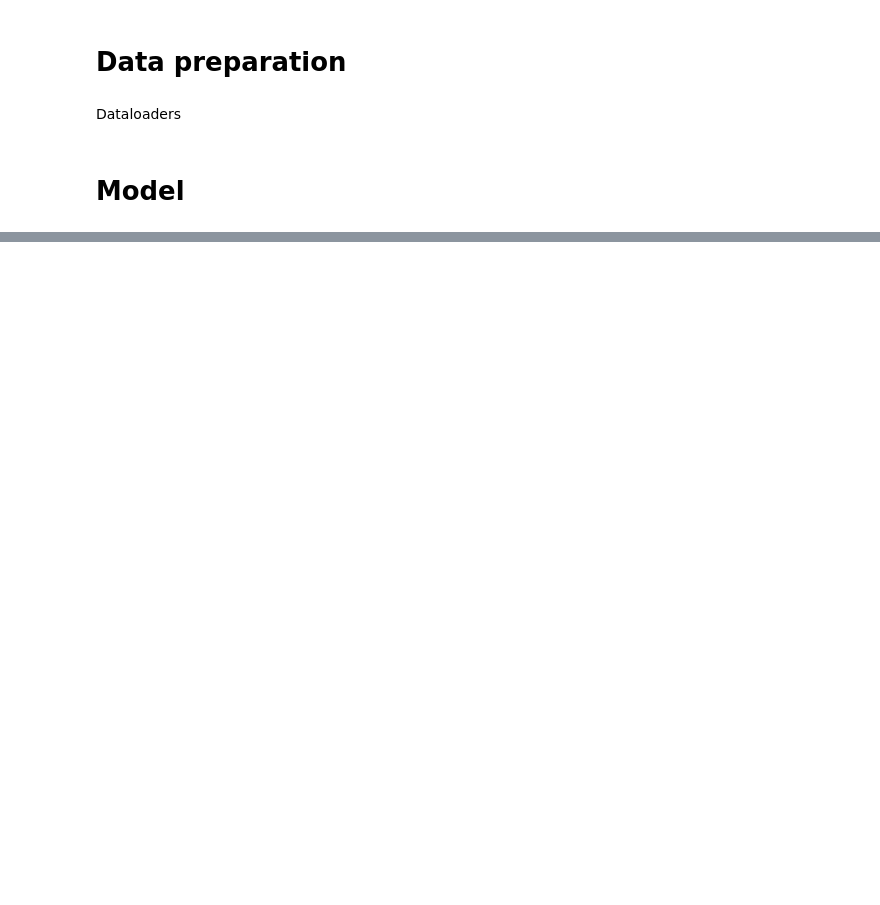
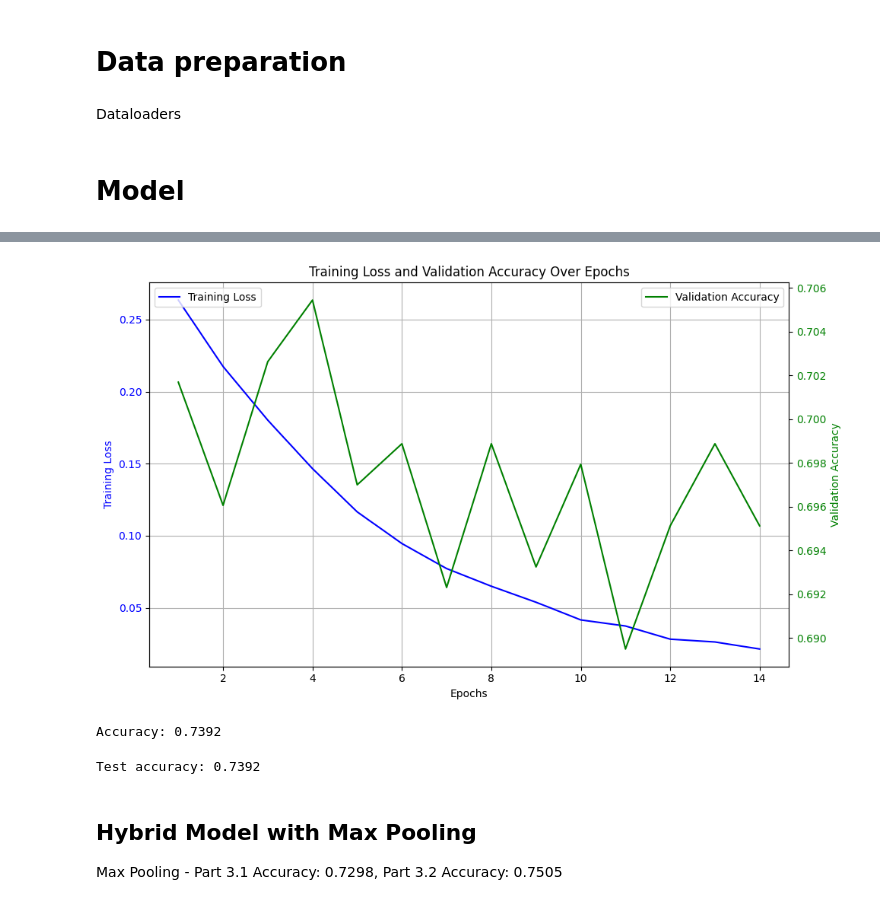
Before and after one commit to qkm2000/sc4002, a Jupyter notebook: Part_3.5.ipynb, the cells around one changed output, grey strips where cells are left out. Cells and saved outputs as stored; diff of their text form; code cells hidden in the pictures; blank space fills up the shorter version.

```diff
--- a/Part_3.5.ipynb
+++ b/Part_3.5.ipynb
@@ -119,0 +135,15 @@ plot_training_progress(train_losses, val_accuracies)
+# %%
+# Train and validate the model
+train_losses, val_accuracies = train_hybrid_model(
+    model=model,
+    trn_dataloader=trn_dataloader,
+    val_dataloader=val_dataloader,
+    optimizer=torch.optim.Adam(model.parameters(), lr=0.0001),
+    criterion=nn.BCELoss(),
+    epochs=100,
+    model_save_path="modelfiles/",
+    early_stopping_patience=10,
+    load_best_model_at_end=True,
+    device='cuda' if torch.cuda.is_available() else 'cpu',
+    train_mode= "last_state"
+)
@@ -119,0 +168,16 @@ plot_training_progress(train_losses, val_accuracies)
+# %%
+plot_training_progress(train_losses, val_accuracies)
+# %% [output]
+[figure, added]
+# %%
+last_state_test_accuracy = validate(model, tst_dataloader)
+# %% [output]
+Accuracy: 0.7392
+# %%
+print(f"Test accuracy: {last_state_test_accuracy:.4f}")
+# %% [output]
+Test accuracy: 0.7392
+# %% [markdown]
+## Hybrid Model with Max Pooling
+
+Max Pooling - Part 3.1 Accuracy: 0.7298, Part 3.2 Accuracy: 0.7505
```
Also changed, not shown: parts of 13 cells of this notebook, 1 other file.
